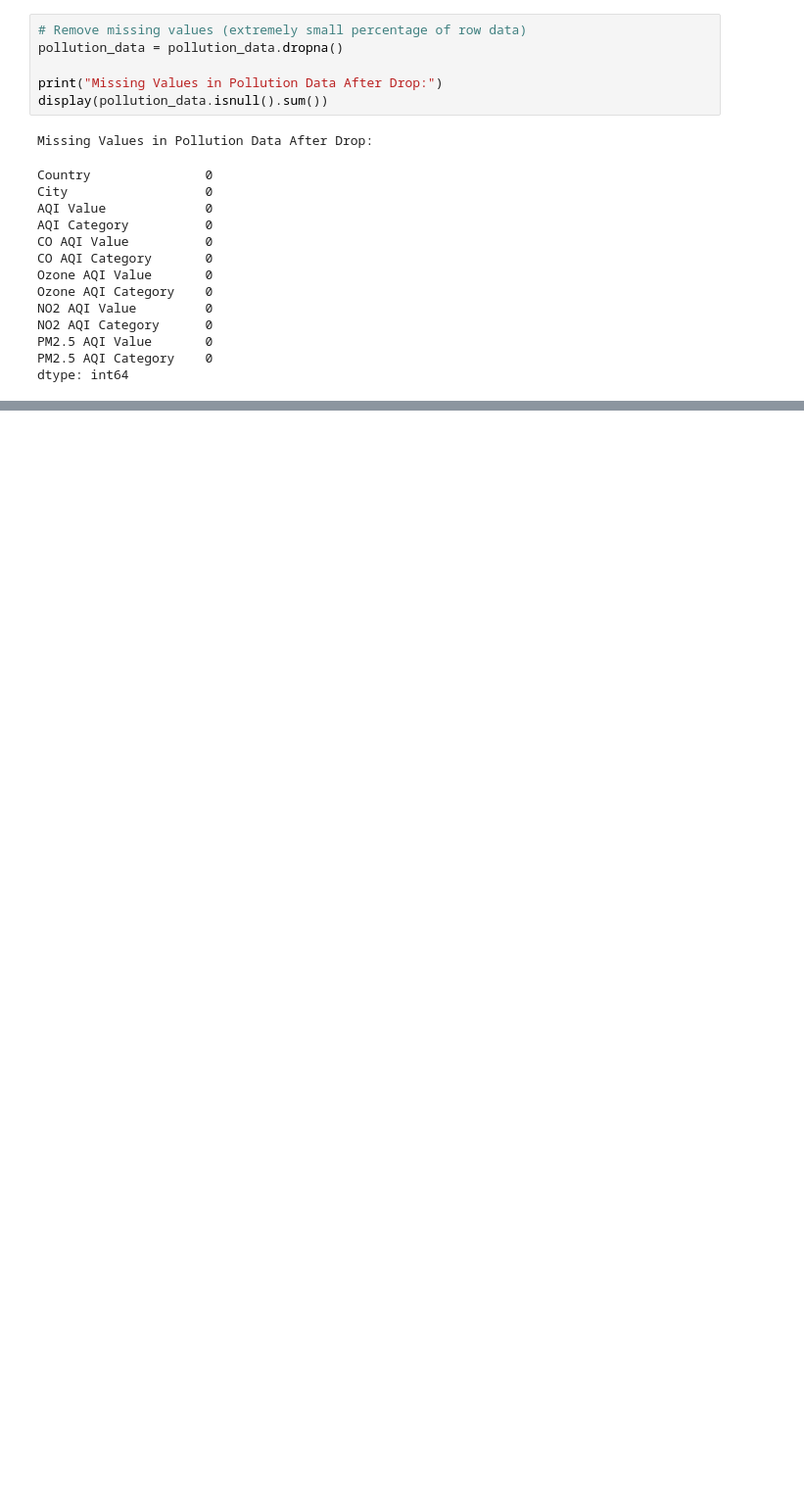
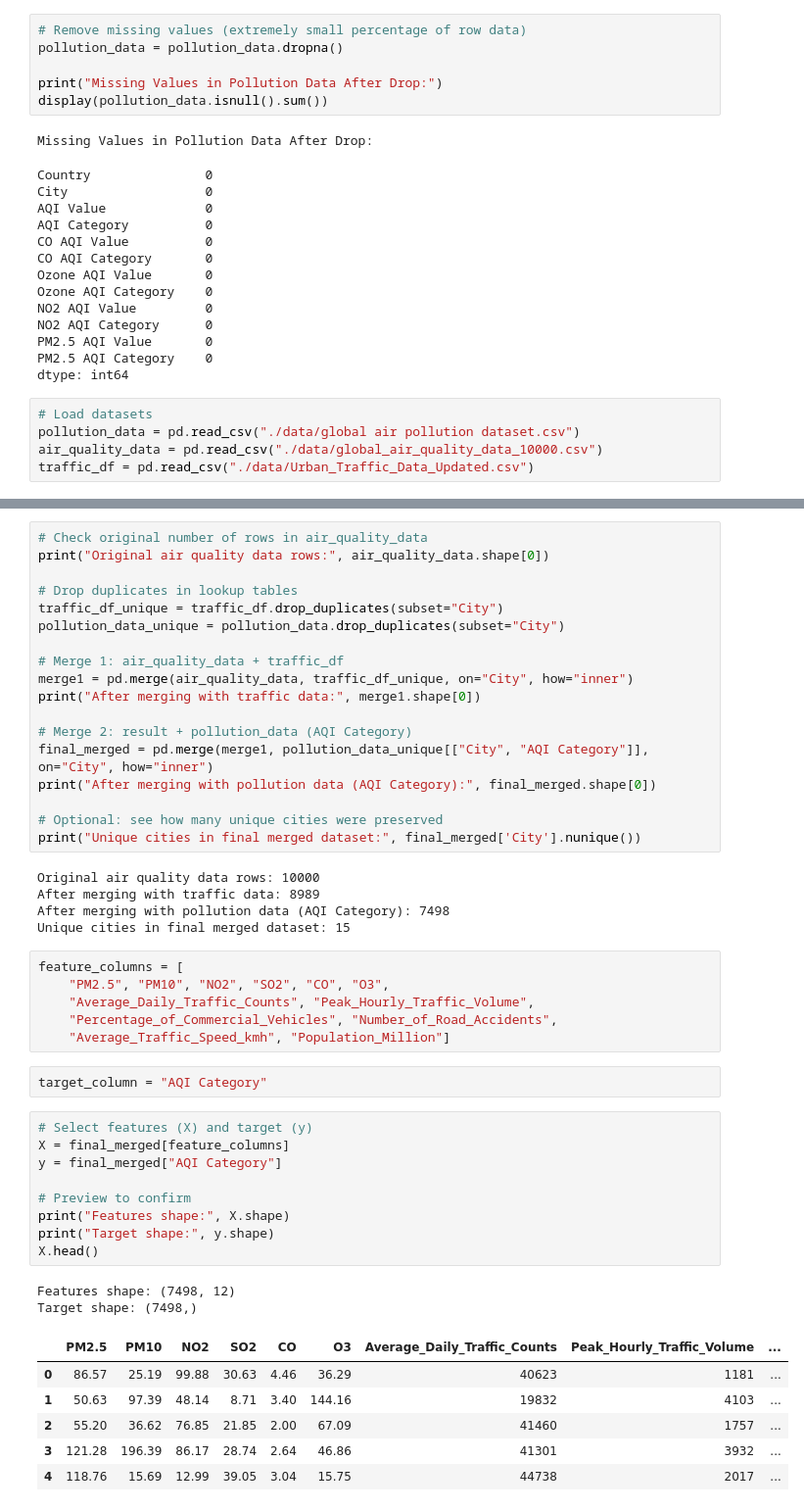
Before and after one commit to tshehadey/ads-508-team-project, a Jupyter notebook: NewProject.ipynb, the cells around one changed output, grey strips where cells are left out. Shown at 98% size. Saved outputs shown, nothing was run; the diff lists cells and outputs as text; blank space fills up the shorter version.

```diff
--- a/NewProject.ipynb
+++ b/NewProject.ipynb
@@ -340,3 +344,8 @@ NO2 AQI Category      0
 PM2.5 AQI Value       0
 PM2.5 AQI Category    0
 dtype: int64
+# %%
+# Load datasets
+pollution_data = pd.read_csv("./data/global air pollution dataset.csv")
+air_quality_data = pd.read_csv("./data/global_air_quality_data_10000.csv")
+traffic_df = pd.read_csv("./data/Urban_Traffic_Data_Updated.csv")
@@ -342,0 +365,49 @@ dtype: int64
+# %%
+# Check original number of rows in air_quality_data
+print("Original air quality data rows:", air_quality_data.shape[0])
+
+# Drop duplicates in lookup tables
+traffic_df_unique = traffic_df.drop_duplicates(subset="City")
+pollution_data_unique = pollution_data.drop_duplicates(subset="City")
+
+# Merge 1: air_quality_data + traffic_df
+merge1 = pd.merge(air_quality_data, traffic_df_unique, on="City", how="inner")
+print("After merging with traffic data:", merge1.shape[0])
+
+# Merge 2: result + pollution_data (AQI Category)
+final_merged = pd.merge(merge1, pollution_data_unique[["City", "AQI Category"]], on="City", how="inner")
+print("After merging with pollution data (AQI Category):", final_merged.shape[0])
+
+# Optional: see how many unique cities were preserved
+print("Unique cities in final merged dataset:", final_merged['City'].nunique())
+# %% [output]
+Original air quality data rows: 10000
+After merging with traffic data: 8989
+After merging with pollution data (AQI Category): 7498
+Unique cities in final merged dataset: 15
+# %%
+feature_columns = [
+    "PM2.5", "PM10", "NO2", "SO2", "CO", "O3",
+    "Average_Daily_Traffic_Counts", "Peak_Hourly_Traffic_Volume",
+    "Percentage_of_Commercial_Vehicles", "Number_of_Road_Accidents",
+    "Average_Traffic_Speed_kmh", "Population_Million"]
+# %%
+target_column = "AQI Category"
+# %%
+# Select features (X) and target (y)
+X = final_merged[feature_columns]
+y = final_merged["AQI Category"]
+
+# Preview to confirm
+print("Features shape:", X.shape)
+print("Target shape:", y.shape)
+X.head()
+# %% [output]
+Features shape: (7498, 12)
+Target shape: (7498,)
+|  | PM2.5 | PM10 | NO2 | SO2 | CO | O3 | Average_Daily_Traffic_Counts | Peak_Hourly_Traffic_Volume | ... |
+| 0 | 86.57 | 25.19 | 99.88 | 30.63 | 4.46 | 36.29 | 40623 | 1181 | ... |
+| 1 | 50.63 | 97.39 | 48.14 | 8.71 | 3.40 | 144.16 | 19832 | 4103 | ... |
+| 2 | 55.20 | 36.62 | 76.85 | 21.85 | 2.00 | 67.09 | 41460 | 1757 | ... |
+| 3 | 121.28 | 196.39 | 86.17 | 28.74 | 2.64 | 46.86 | 41301 | 3932 | ... |
+| 4 | 118.76 | 15.69 | 12.99 | 39.05 | 3.04 | 15.75 | 44738 | 2017 | ... |
```
Also changed, not shown: parts of 7 cells of this notebook.
